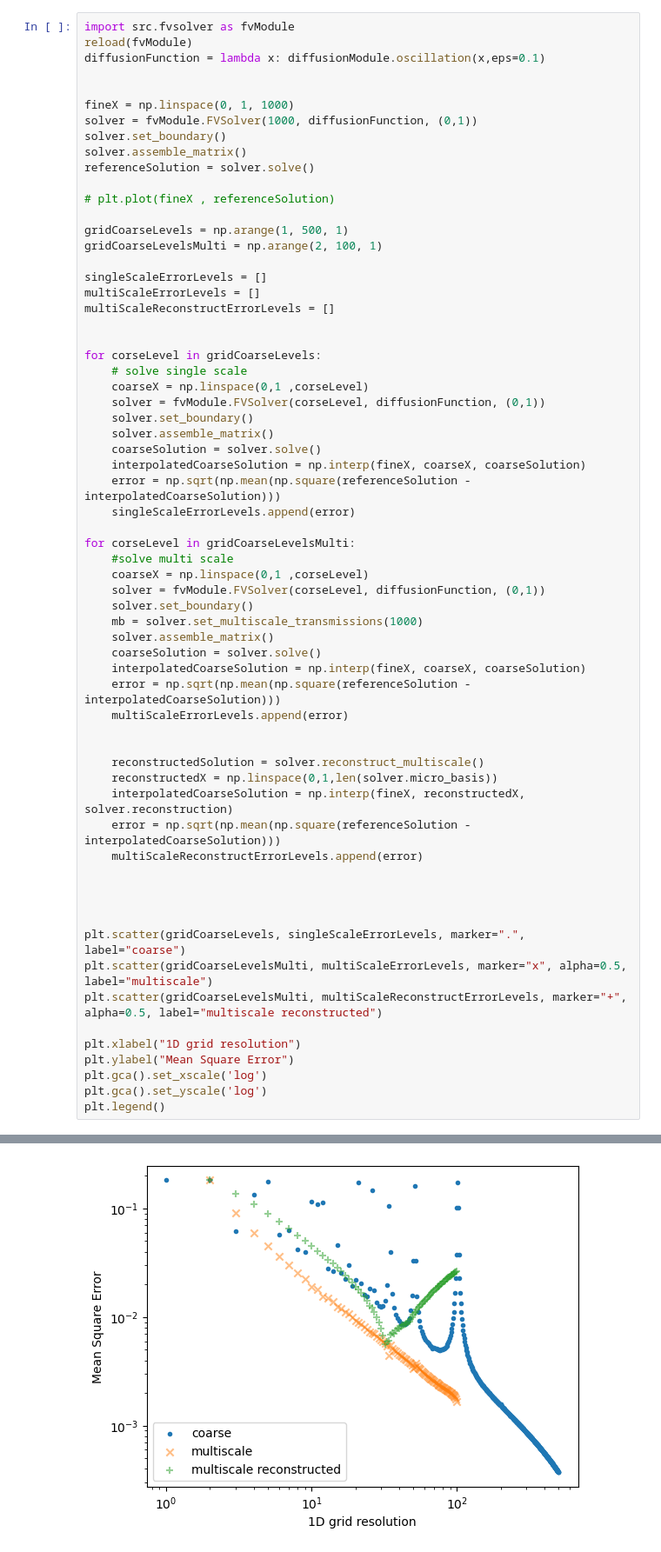
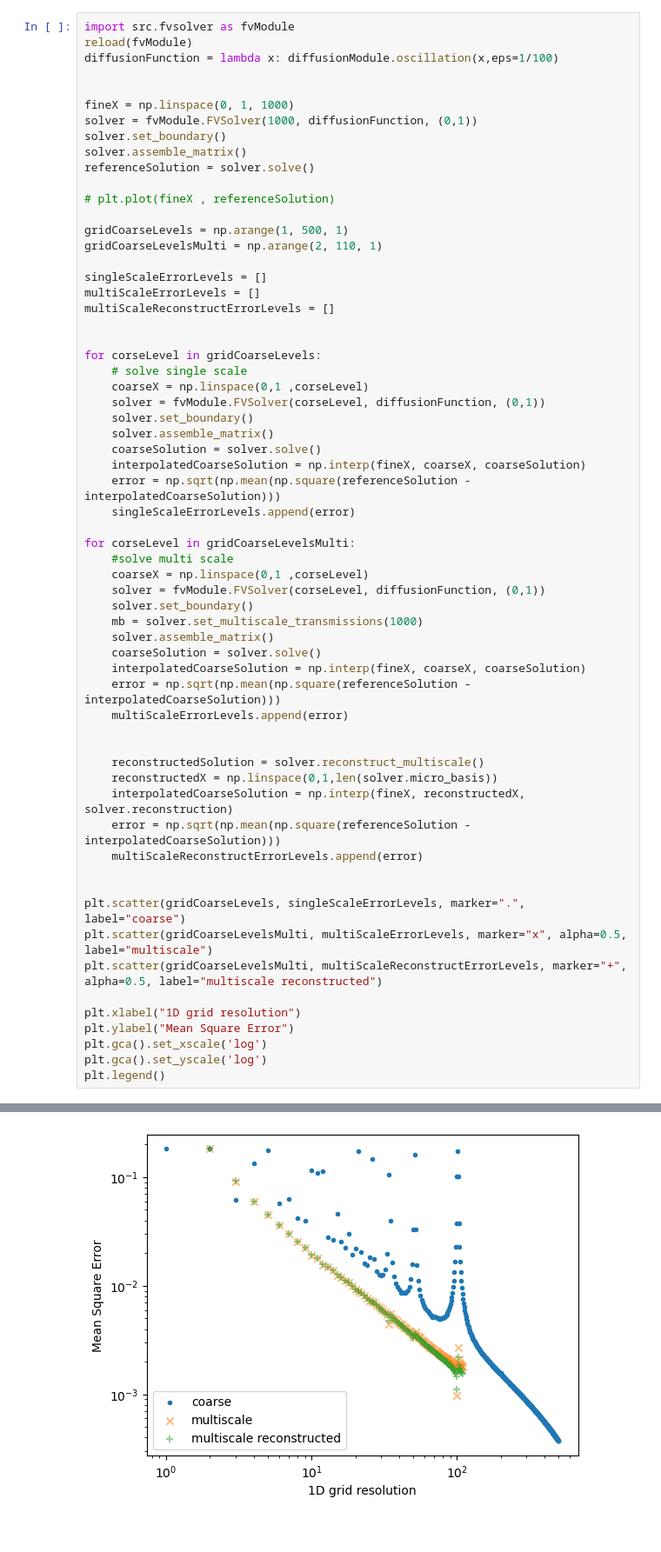
Before and after one commit to ProceduralTree/MMM, a Jupyter notebook: notebook.ipynb, the cells around one changed output, grey strips where cells are left out. Shown: that part at 87% size. Saved outputs shown, nothing was run; the diff lists cells and outputs as text.

```diff
--- a/notebook.ipynb
+++ b/notebook.ipynb
@@ -12,7 +12,7 @@ plt.plot(x , diffusionModule.oscillation(x))
 # %%
 import src.fvsolver as fvModule
 reload(fvModule)
-diffusionFunction = lambda x: diffusionModule.oscillation(x,eps=0.1)
+diffusionFunction = lambda x: diffusionModule.oscillation(x,eps=1/100)
 
 
 fineX = np.linspace(0, 1, 1000)
@@ -24,7 +24,7 @@ referenceSolution = solver.solve()
 # plt.plot(fineX , referenceSolution)
 
 gridCoarseLevels = np.arange(1, 500, 1)
-gridCoarseLevelsMulti = np.arange(2, 100, 1)
+gridCoarseLevelsMulti = np.arange(2, 110, 1)
 
 singleScaleErrorLevels = []
 multiScaleErrorLevels = []
@@ -46,33 +46,31 @@ for corseLevel in gridCoarseLevelsMulti:
     #solve multi scale
     coarseX = np.linspace(0,1 ,corseLevel)
     solver = fvModule.FVSolver(corseLevel, diffusionFunction, (0,1))
     solver.set_boundary()
     mb = solver.set_multiscale_transmissions(1000)
     solver.assemble_matrix()
     coarseSolution = solver.solve()
     interpolatedCoarseSolution = np.interp(fineX, coarseX, coarseSolution)
     error = np.sqrt(np.mean(np.square(referenceSolution - interpolatedCoarseSolution)))
     multiScaleErrorLevels.append(error)
 
 
     reconstructedSolution = solver.reconstruct_multiscale()
     reconstructedX = np.linspace(0,1,len(solver.micro_basis))
     interpolatedCoarseSolution = np.interp(fineX, reconstructedX, solver.reconstruction)
     error = np.sqrt(np.mean(np.square(referenceSolution - interpolatedCoarseSolution)))
     multiScaleReconstructErrorLevels.append(error)
 
 
-
-
 plt.scatter(gridCoarseLevels, singleScaleErrorLevels, marker=".", label="coarse")
 plt.scatter(gridCoarseLevelsMulti, multiScaleErrorLevels, marker="x", alpha=0.5, label="multiscale")
 plt.scatter(gridCoarseLevelsMulti, multiScaleReconstructErrorLevels, marker="+", alpha=0.5, label="multiscale reconstructed")
 
 plt.xlabel("1D grid resolution")
 plt.ylabel("Mean Square Error")
 plt.gca().set_xscale('log')
 plt.gca().set_yscale('log')
 plt.legend()
 # %% [output]
 <matplotlib.legend.Legend at 0x...>
-[figure, old version]
+[figure, new version]
```
Also changed, not shown: 1 other file.
